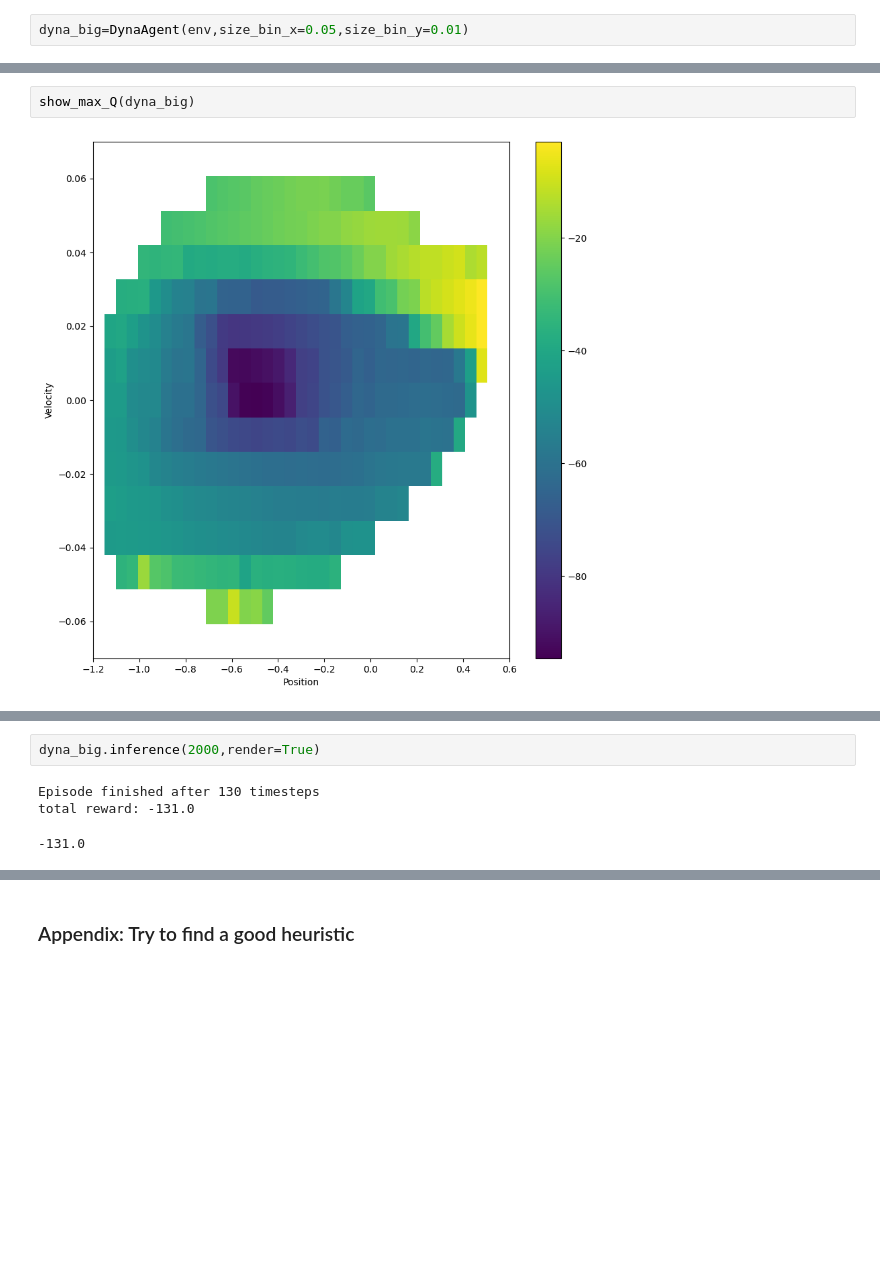
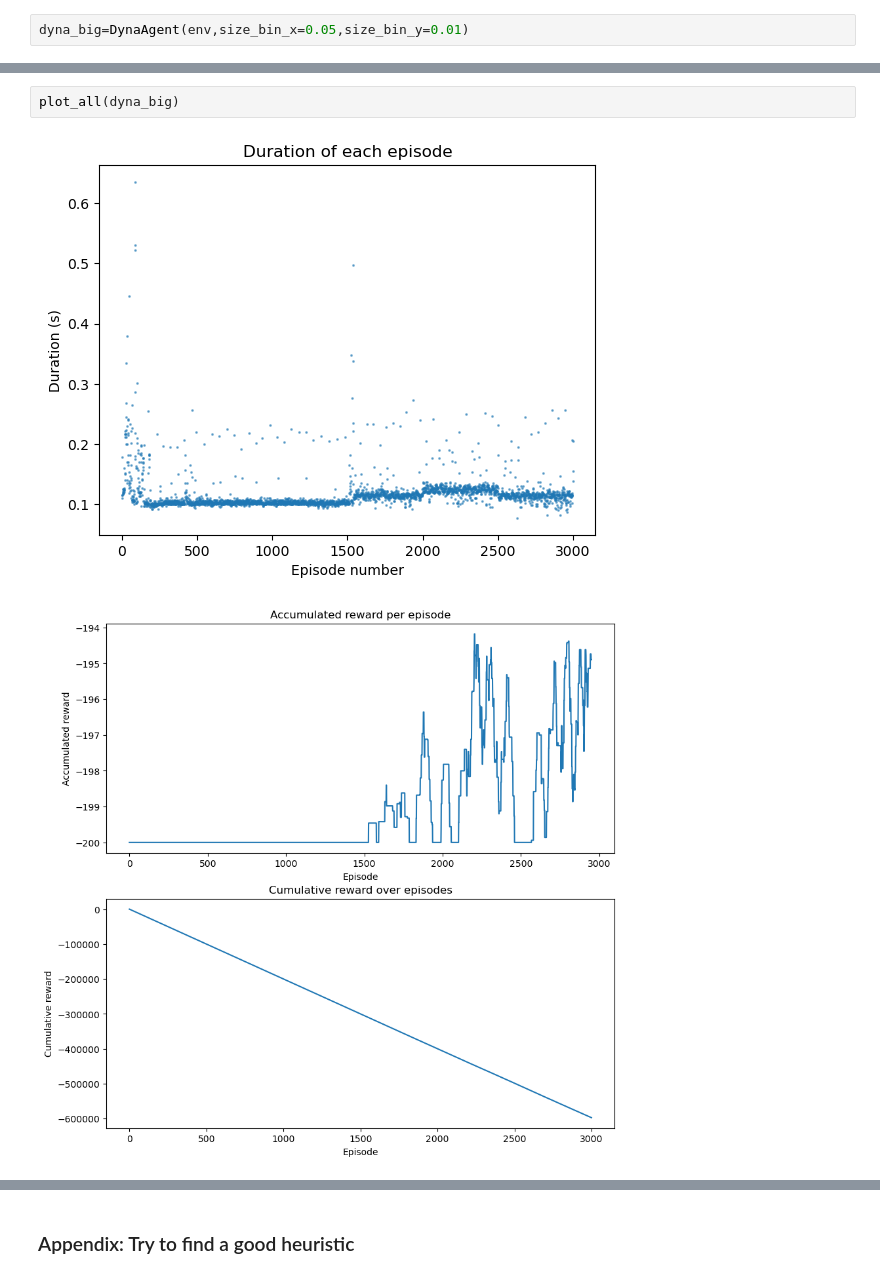
Before and after one commit to silviiaromanato/MountainCartRL, a Jupyter notebook: dyna_nb.ipynb, the cells around one changed output, grey strips where cells are left out. Cells and saved outputs as stored; diff of their text form; blank space fills up the shorter version.

```diff
--- a/dyna_nb.ipynb
+++ b/dyna_nb.ipynb
@@ -423,4 +425,5 @@ dyna_big.training(3000,reset=True,render=False)
 # %%
-show_max_Q(dyna_big)
+plot_all(dyna_big)
 # %% [output]
-[figure, old version]
+[figure, new version]
+[figure, added]
@@ -427,9 +433,3 @@ show_max_Q(dyna_big)
-# %%
-dyna_big.inference(2000,render=True)
-# %% [output]
-Episode finished after 130 timesteps
-total reward: -131.0
--131.0
 # %%
 inference_test(dyna_big,1000)
 # %% [output]
```
Also changed, not shown: parts of 7 cells of this notebook.
